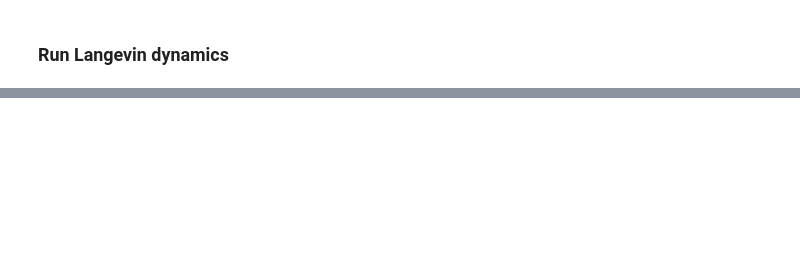
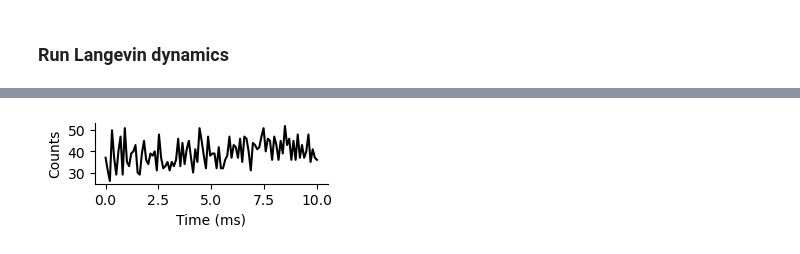
Before and after one commit to cwseitz/DDLM, a Jupyter notebook: SPICE/mains/basics.ipynb, the cells around one changed output, grey strips where cells are left out. Cells and saved outputs as stored; diff of their text form; code cells hidden in the pictures; blank space fills up the shorter version.

```diff
--- a/SPICE/mains/basics.ipynb
+++ b/SPICE/mains/basics.ipynb
@@ -113,0 +131,10 @@ def scatter_samples(theta,adu,thetagt=None):
+# %%
+fig,ax=plt.subplots(figsize=(3,2))
+time = np.linspace(0,10,100)
+ax.plot(time,np.sum(counts,axis=(1,2)),color='black')
+ax.spines[['right', 'top']].set_visible(False)
+ax.set_xlabel('Time (ms)')
+ax.set_ylabel('Counts')
+ax.set_aspect(0.1)
+# %% [output]
+[figure, added]
```
Also changed, not shown: parts of 14 cells of this notebook, 2 other files.
